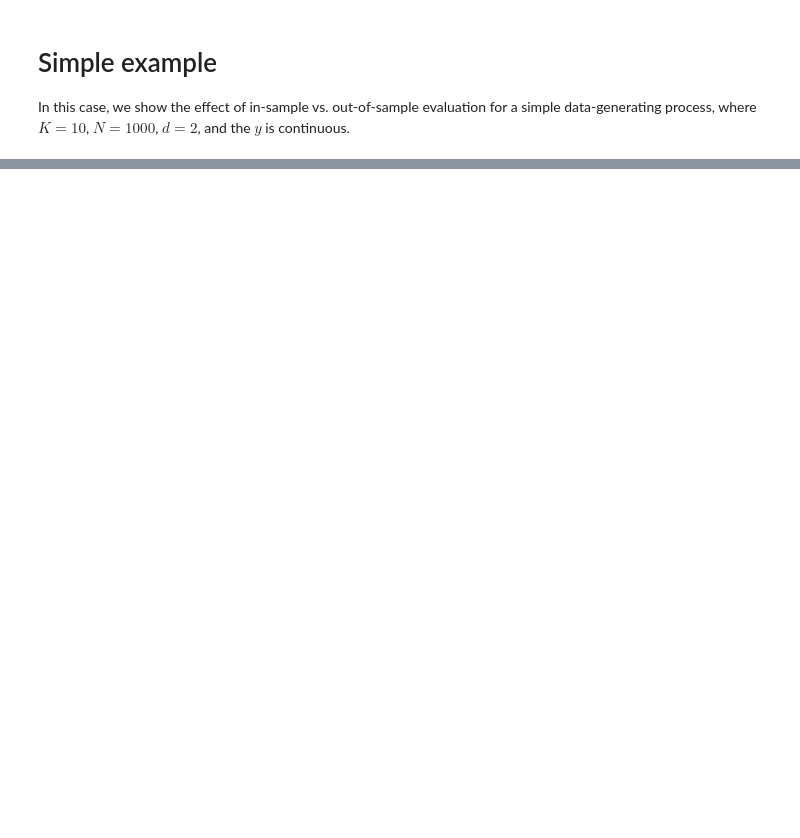
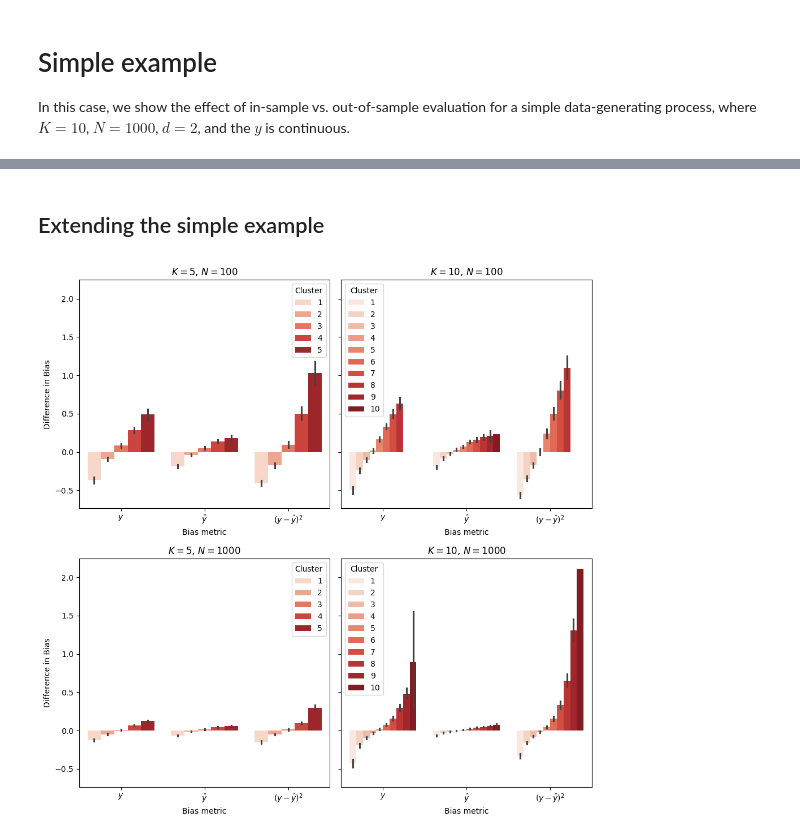
Before and after one commit to NGO-Algorithm-Audit/unsupervised-bias-detection, a Jupyter notebook: paper_analysis/analysis.ipynb, the cells around one changed output, grey strips where cells are left out. Cells and saved outputs as stored; diff of their text form; code cells hidden in the pictures; blank space fills up the shorter version.

```diff
--- a/paper_analysis/analysis.ipynb
+++ b/paper_analysis/analysis.ipynb
@@ -139,0 +144,17 @@ plot_diff_in_bias(df_simple_diff_out_sample, target_col_map=target_col_map, colo
+# %% [markdown]
+## Extending the simple example
+# %%
+
+N_values = [100, 1000]
+K_values = [5, 10]
+method = 'hbac'
+binary_y = False
+bonf_corr = True
+fit_train = False
+y_dgp = 'constant'
+df_analysis = df[ (df['method'] == method) & (df['d'] == d) & (df['binary_y'] == binary_y) & (df['bonf_correct'] == bonf_corr) & (df['fit_train'] == fit_train) & (df['y_dgp'] == y_dgp)]
+
+
+plot = plot_grid_of_bias_diffs(df_analysis, K_values, N_values, target_col_map=target_col_map, color_set='Reds')
+# %% [output]
+[figure, added]
```
Also changed, not shown: parts of 14 cells of this notebook, 4 other files.
